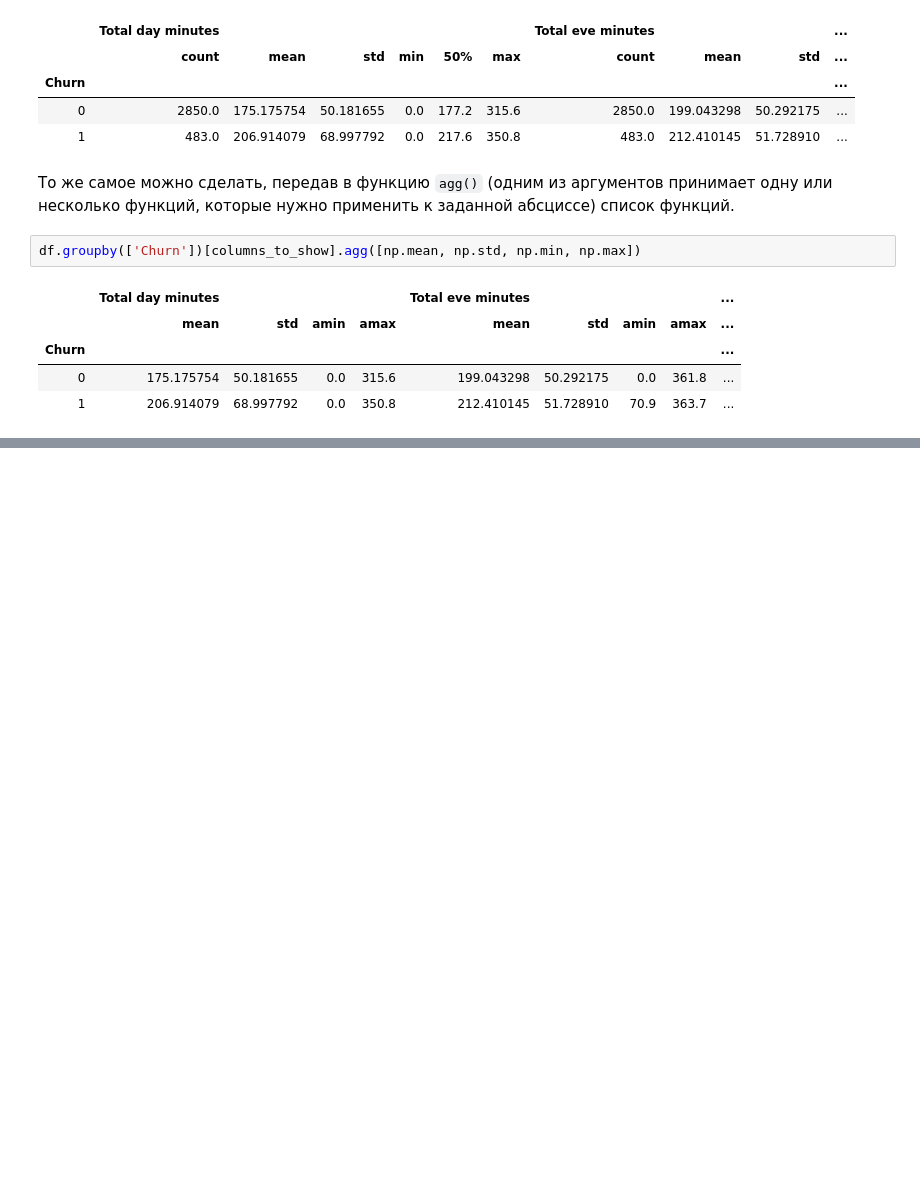
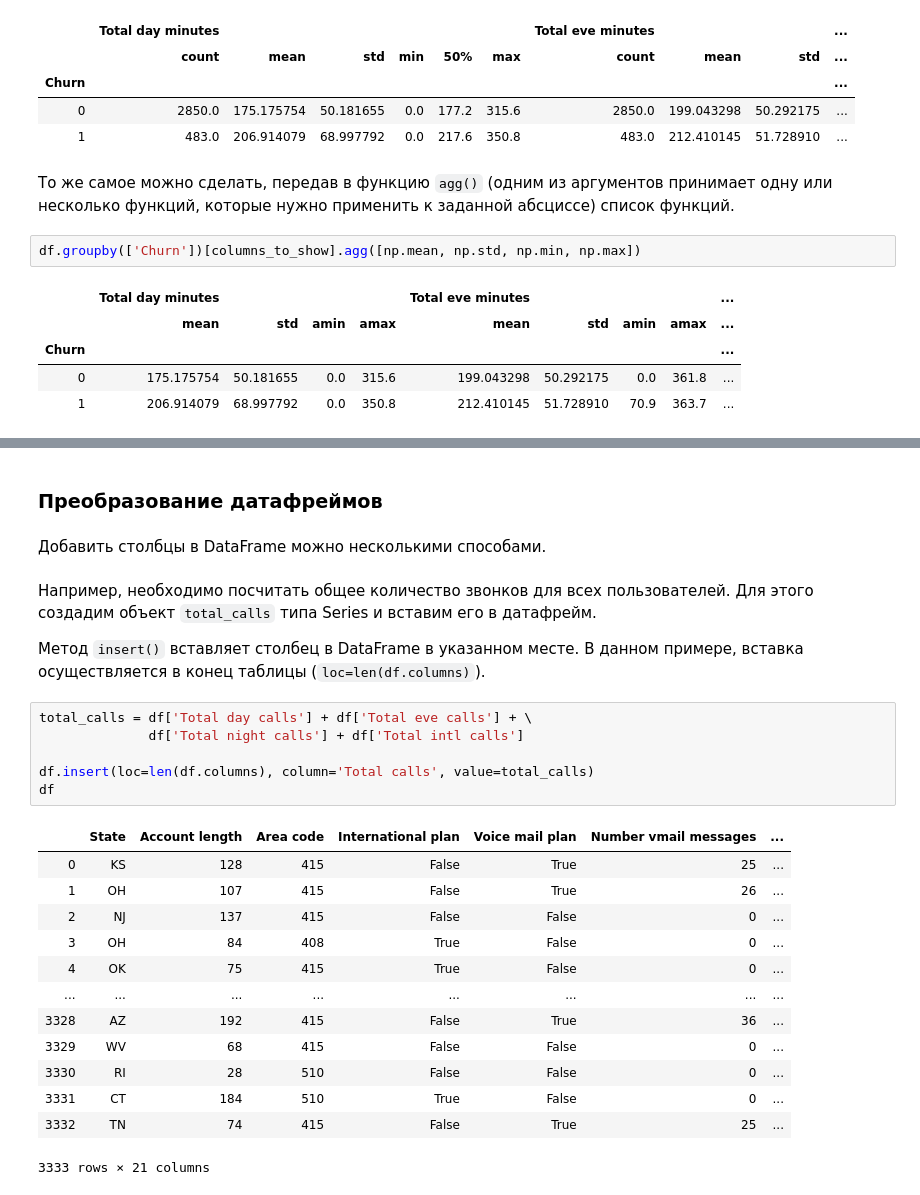
Before and after one commit to VictoriaGurkova/ML-Learning, a Jupyter notebook: topic1/topic1.ipynb, the cells around one changed output, grey strips where cells are left out. Saved outputs shown, nothing was run; the diff lists cells and outputs as text; blank space fills up the shorter version.

```diff
--- a/topic1/topic1.ipynb
+++ b/topic1/topic1.ipynb
@@ -366,0 +403,28 @@ df.groupby(['Churn'])[columns_to_show].agg([np.mean, np.std, np.min, np.max])
+# %% [markdown]
+### Преобразование датафреймов
+# %% [markdown]
+Добавить столбцы в DataFrame можно несколькими способами.
+# %% [markdown]
+Например, необходимо посчитать общее количество звонков для всех пользователей. Для этого создадим объект `total_calls` типа Series и вставим его в датафрейм.
+
+Метод `insert()` вставляет столбец в DataFrame в указанном месте. В данном примере, вставка осуществляется в конец таблицы (`loc=len(df.columns)`).
+# %%
+total_calls = df['Total day calls'] + df['Total eve calls'] + \
+              df['Total night calls'] + df['Total intl calls']
+
+df.insert(loc=len(df.columns), column='Total calls', value=total_calls)
+df
+# %% [output]
+|  | State | Account length | Area code | International plan | Voice mail plan | Number vmail messages | ... |
+| 0 | KS | 128 | 415 | False | True | 25 | ... |
+| 1 | OH | 107 | 415 | False | True | 26 | ... |
+| 2 | NJ | 137 | 415 | False | False | 0 | ... |
+| 3 | OH | 84 | 408 | True | False | 0 | ... |
+| 4 | OK | 75 | 415 | True | False | 0 | ... |
+| ... | ... | ... | ... | ... | ... | ... | ... |
+| 3328 | AZ | 192 | 415 | False | True | 36 | ... |
+| 3329 | WV | 68 | 415 | False | False | 0 | ... |
+| 3330 | RI | 28 | 510 | False | False | 0 | ... |
+| 3331 | CT | 184 | 510 | True | False | 0 | ... |
+| 3332 | TN | 74 | 415 | False | True | 25 | ... |
+3333 rows × 21 columns
```
Also changed, not shown: parts of 27 cells of this notebook.
